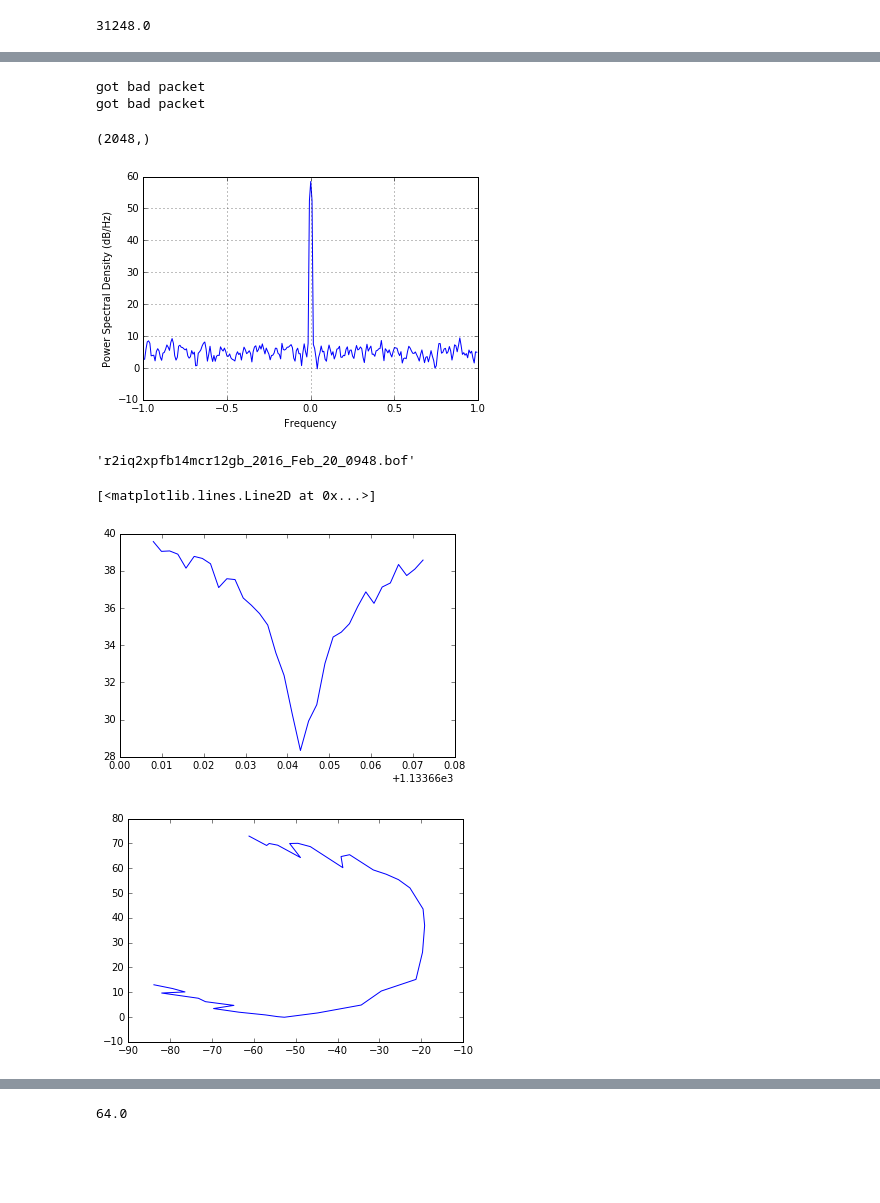
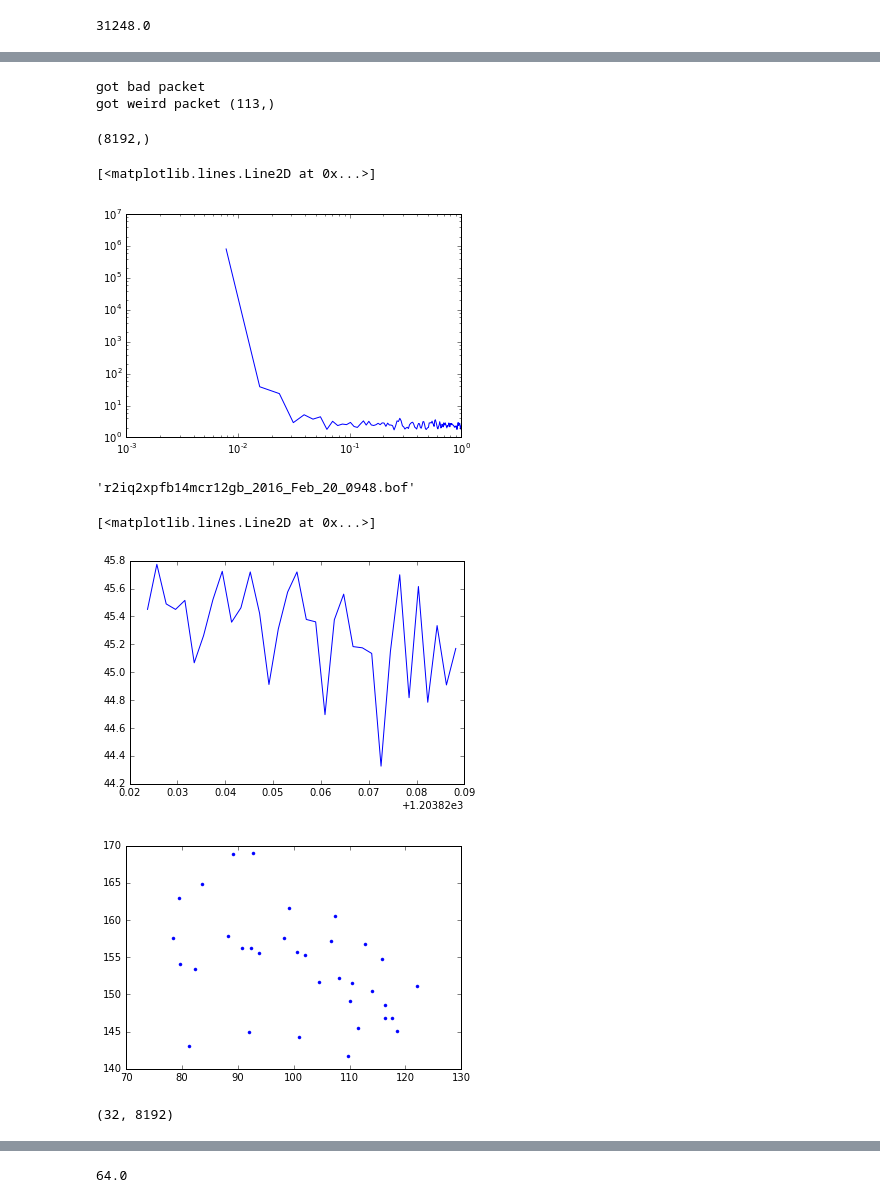
Before and after one commit to gitj/notebooks, a Jupyter notebook: 2016/2016-04-12-testing-r2mk2-with-sc-2015-10-park.ipynb, the cells around one changed output, grey strips where cells are left out. Saved outputs shown, nothing was run; the diff lists cells and outputs as text; code cells hidden in the pictures; blank space fills up the shorter version.

```diff
--- a/2016/2016-04-12-testing-r2mk2-with-sc-2015-10-park.ipynb
+++ b/2016/2016-04-12-testing-r2mk2-with-sc-2015-10-park.ipynb
@@ -10,5 +30,5 @@ ri = roach.r2heterodyne.Roach2Heterodyne(roachip='r2kid',attenuator=attenuator.A
 # %%
-ri.set_dac_atten(0)
+ri.set_dac_atten(20)
 # %%
 low_group = np.array([ 1119.07673511,  1126.0153982 ,  1133.70131753,  1135.31245427,
         1143.21576741,  1148.0169738 ,  1159.41786884,  1160.26943775, 1162.33,
@@ -86,18 +95,31 @@ np.add.outer(offsets,low_group).shape
+# %%
+def run_sweep(ri, tone_banks, num_tone_samples, length_seconds=1, state=None, description='', **kwargs):
+    stream_arrays = core.MeasurementList()
+    for n, tone_bank in enumerate(tone_banks):
+        #ri.phases=None
+        ri.set_tone_freqs(tone_bank, nsamp=num_tone_samples)
+        ri.select_fft_bins(np.arange(tone_bank.size))
+        ri._sync()
+
+        stream_arrays.append(ri.get_measurement(num_seconds=length_seconds, **kwargs))
+    return basic.SweepArray(stream_arrays, state=state, description=description)
 # %%
-swa = acquire.run_sweep(ri,np.add.outer(offsets,low_group),nsamp,length_seconds=2)
+swa = run_sweep(ri,np.add.outer(offsets,low_group),nsamp,length_seconds=.2)
 # %% [output]
 got bad packet
-got bad packet
+got weird packet (113,)
 # %%
-swp = swa.sweep(2)
+swp = swa.sweep(15)
 # %%
 swp.streams[0].s21_raw.shape
 # %% [output]
-(2048,)
+(8192,)
 # %%
-_=psd(swp.streams[0].s21_raw)
+pxx,fr = mlab.psd(swp.streams[16].s21_raw)
+loglog(fr,pxx)
 # %% [output]
+[<matplotlib.lines.Line2D at 0x...>]
-[figure, old version]
+[figure, new version]
 # %%
 ri.boffile
 # %% [output]
@@ -106,8 +128,8 @@ ri.boffile
 plot(swp.frequency_MHz_stack,20*np.log10(np.abs(swp.s21_points)))
 # %% [output]
 [<matplotlib.lines.Line2D at 0x...>]
-[figure, old version]
+[figure, new version]
 # %%
-plot_ri(swp.s21_points)
+plot_ri(swp.s21_points,'.')
 # %% [output]
-[figure, old version]
+[figure, new version]
@@ -113,0 +142,4 @@ plot_ri(swp.s21_points)
+# %%
+meas.s21_raw.shape
+# %% [output]
+(32, 8192)
```
Also changed, not shown: parts of 22 cells of this notebook, 15 other files.
